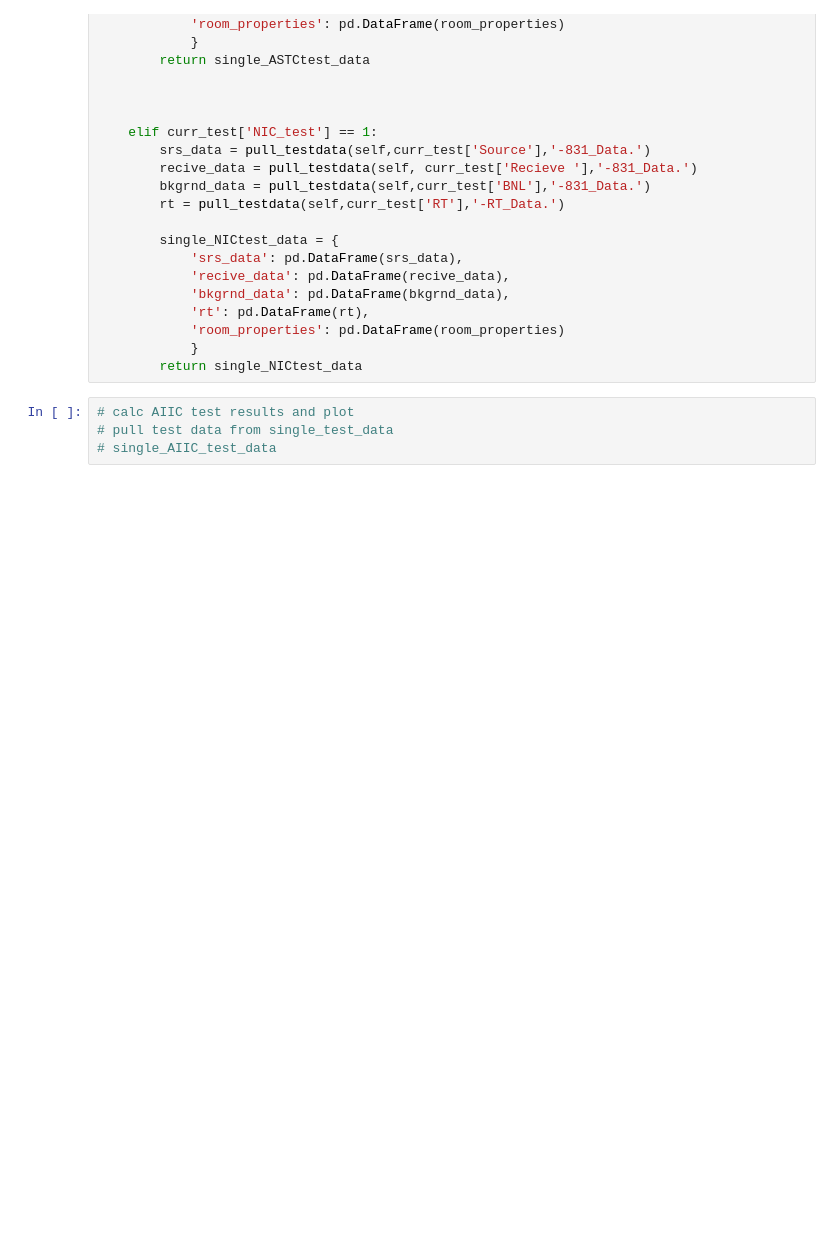
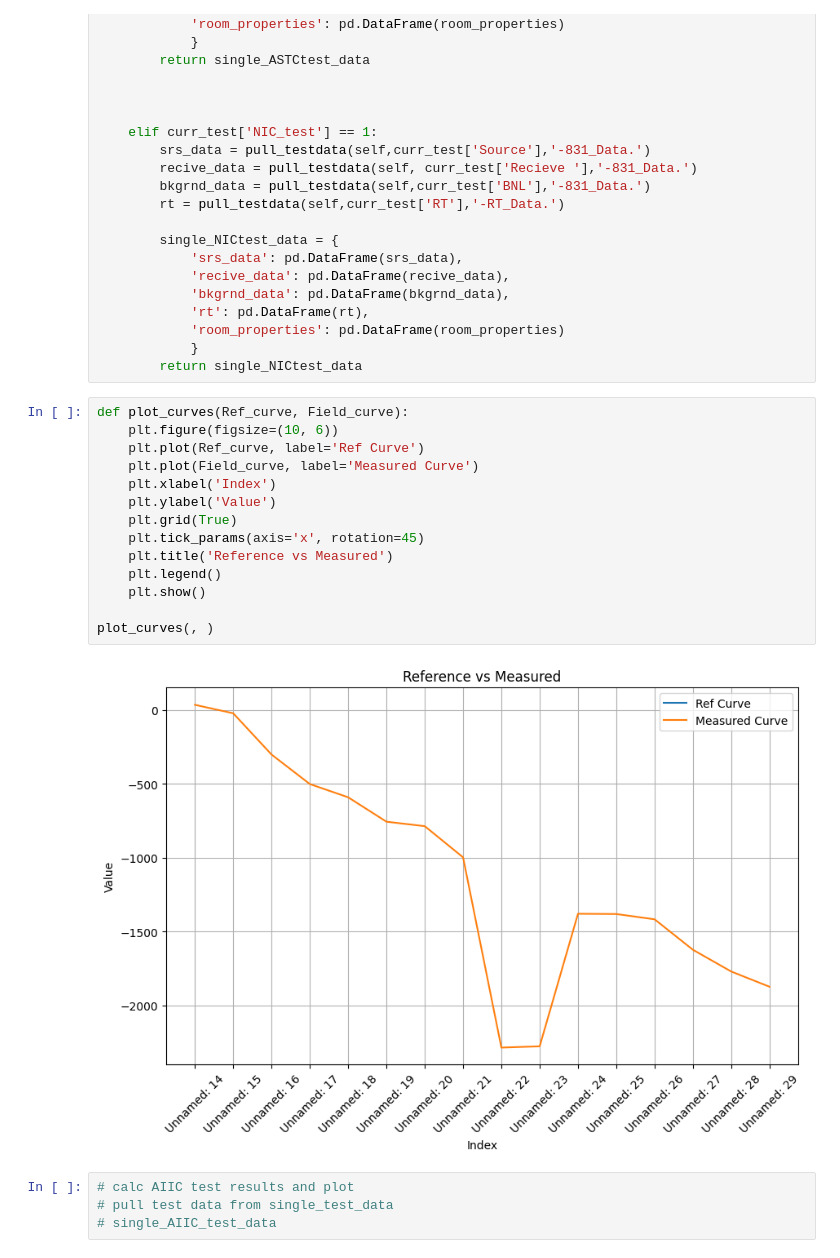
Before and after one commit to phiberoptik112/ASTM_test_calculator, a Jupyter notebook: ASTC GUI proto debug.ipynb, the cells around one changed output. Cells and saved outputs as stored; diff of their text form; blank space fills up the shorter version.

```diff
--- a/ASTC GUI proto debug.ipynb
+++ b/ASTC GUI proto debug.ipynb
@@ -393,6 +582,22 @@ def pull_testplan_data(self,curr_test):
             'room_properties': pd.DataFrame(room_properties)
             }
         return single_NICtest_data
+# %%
+def plot_curves(Ref_curve, Field_curve):
+    plt.figure(figsize=(10, 6))
+    plt.plot(Ref_curve, label='Ref Curve')
+    plt.plot(Field_curve, label='Measured Curve')
+    plt.xlabel('Index')
+    plt.ylabel('Value')
+    plt.grid(True)
+    plt.tick_params(axis='x', rotation=45)
+    plt.title('Reference vs Measured')
+    plt.legend()
+    plt.show()
+
+plot_curves(, )
+# %% [output]
+[figure, added]
 # %%
 # calc AIIC test results and plot
 # pull test data from single_test_data
```
Also changed, not shown: parts of 14 cells of this notebook, 2 other files.
